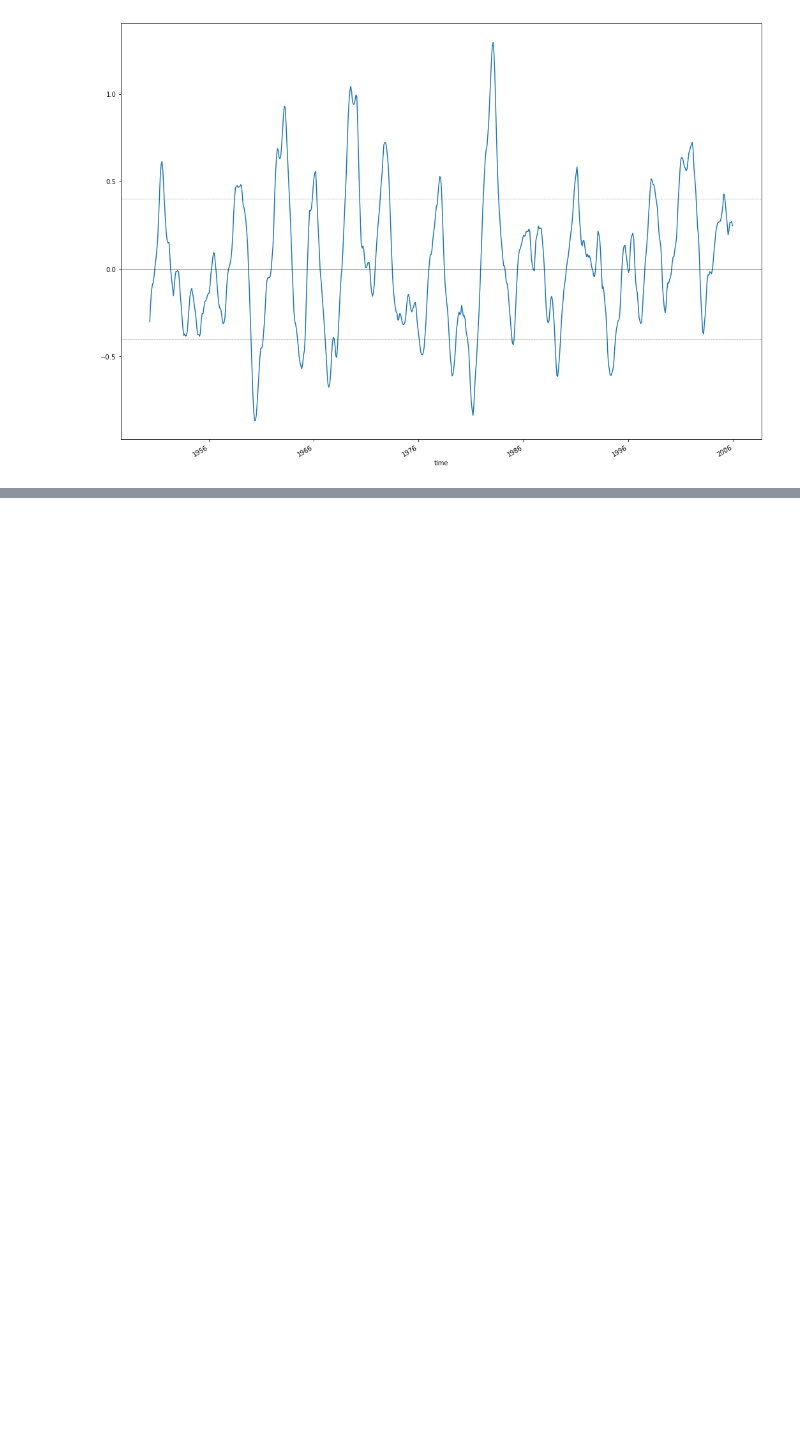
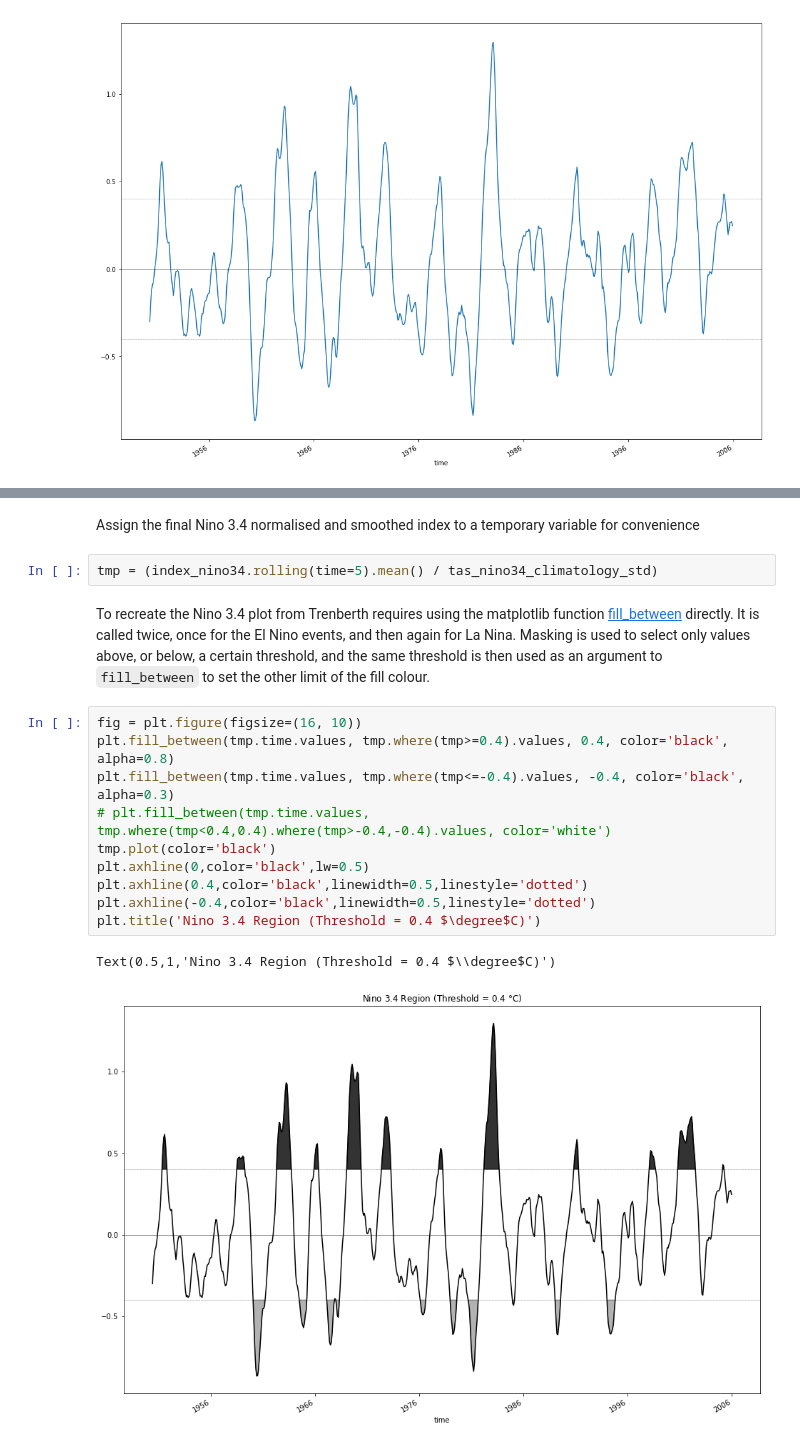
Before and after one commit to coecms-training/introduction_to_xarray, a Jupyter notebook: Problem 2 - Calculate Nino 3.4 time series - worked answer.ipynb, the cells around one changed output, grey strips where cells are left out. Saved outputs shown, nothing was run; the diff lists cells and outputs as text; blank space fills up the shorter version.

Commit message:
Added Trenberth figure reproduction

```diff
--- a/Problem 2 - Calculate Nino 3.4 time series - worked answer.ipynb
+++ b/Problem 2 - Calculate Nino 3.4 time series - worked answer.ipynb
@@ -153,0 +158,19 @@ plt.axhline(-0.4,color='black',linewidth=0.5,linestyle='dotted')
+# %% [markdown]
+Assign the final Nino 3.4 normalised and smoothed index to a temporary variable for convenience
+# %%
+tmp = (index_nino34.rolling(time=5).mean() / tas_nino34_climatology_std)
+# %% [markdown]
+To recreate the Nino 3.4 plot from Trenberth requires using the matplotlib function [fill_between](https://matplotlib.org/3.1.1/api/_as_gen/matplotlib.pyplot.fill_between.html) directly. It is called twice, once for the El Nino events, and then again for La Nina. Masking is used to select only values above, or below, a certain threshold, and the same threshold is then used as an argument to `fill_between` to set the other limit of the fill colour.
+# %%
+fig = plt.figure(figsize=(16, 10))
+plt.fill_between(tmp.time.values, tmp.where(tmp>=0.4).values, 0.4, color='black', alpha=0.8)
+plt.fill_between(tmp.time.values, tmp.where(tmp<=-0.4).values, -0.4, color='black', alpha=0.3)
+# plt.fill_between(tmp.time.values, tmp.where(tmp<0.4,0.4).where(tmp>-0.4,-0.4).values, color='white')
+tmp.plot(color='black')
+plt.axhline(0,color='black',lw=0.5)
+plt.axhline(0.4,color='black',linewidth=0.5,linestyle='dotted')
+plt.axhline(-0.4,color='black',linewidth=0.5,linestyle='dotted')
+plt.title('Nino 3.4 Region (Threshold = 0.4 $\degree$C)')
+# %% [output]
+Text(0.5,1,'Nino 3.4 Region (Threshold = 0.4 $\\degree$C)')
+[figure, added]
```
Also changed, not shown: parts of 5 cells of this notebook, 1 other file.
